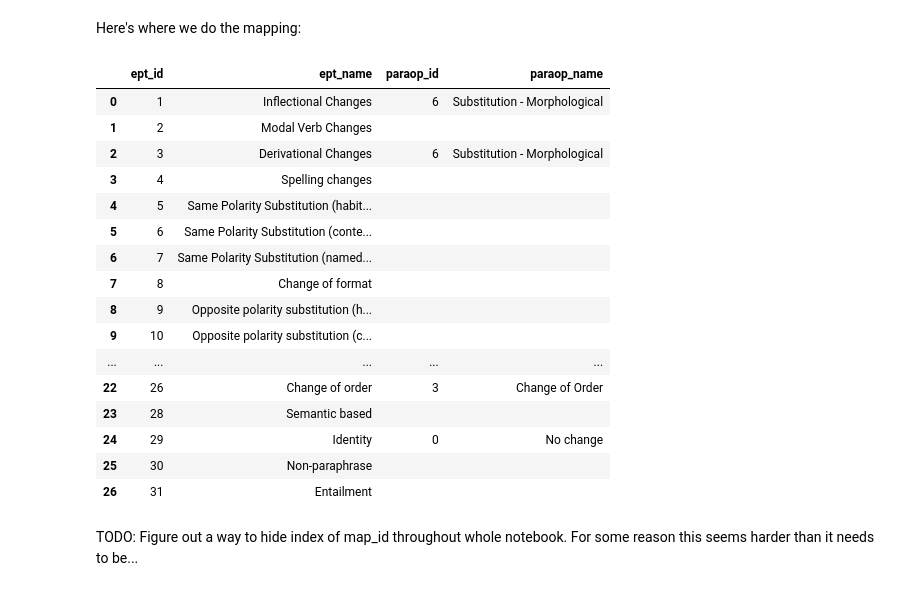
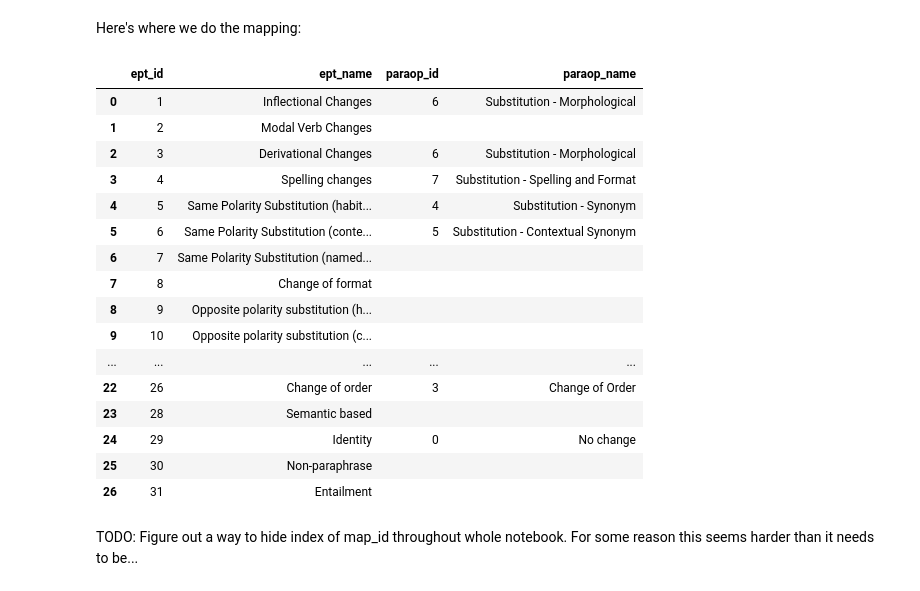
Before and after one commit to lucasadelino/thesis, a Jupyter notebook: reannotation.ipynb, the cells around one changed output. Cells and saved outputs as stored; diff of their text form; code cells hidden in the pictures.

```diff
--- a/reannotation.ipynb
+++ b/reannotation.ipynb
@@ -143,17 +143,20 @@ def map_id(ept_id, paraop_id):
 # %%
 map_id(ept_id=1, paraop_id=6)
 map_id(ept_id=3, paraop_id=6)
 map_id(ept_id=26, paraop_id=3)
 map_id(ept_id=29, paraop_id=0)
+map_id(4, 7)
+map_id(5, 4)
+map_id(6, 5)
 id_map
 # %% [output]
 |  | ept_id | ept_name | paraop_id | paraop_name |
 | 0 | 1 | Inflectional Changes | 6 | Substitution - Morphological |
 | 1 | 2 | Modal Verb Changes |  |  |
 | 2 | 3 | Derivational Changes | 6 | Substitution - Morphological |
-| 3 | 4 | Spelling changes |  |  |
-| 4 | 5 | Same Polarity Substitution (habit... |  |  |
-| 5 | 6 | Same Polarity Substitution (conte... |  |  |
+| 3 | 4 | Spelling changes | 7 | Substitution - Spelling and Format |
+| 4 | 5 | Same Polarity Substitution (habit... | 4 | Substitution - Synonym |
+| 5 | 6 | Same Polarity Substitution (conte... | 5 | Substitution - Contextual Synonym |
 | 6 | 7 | Same Polarity Substitution (named... |  |  |
 | 7 | 8 | Change of format |  |  |
 | 8 | 9 | Opposite polarity substitution (h... |  |  |
```
Also changed, not shown: parts of 15 cells of this notebook.
